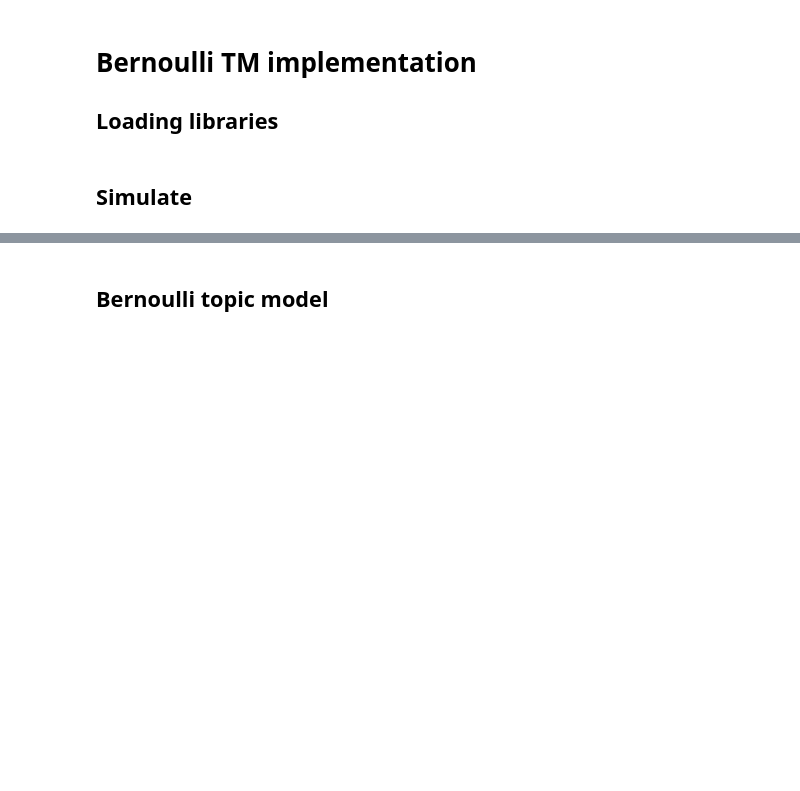
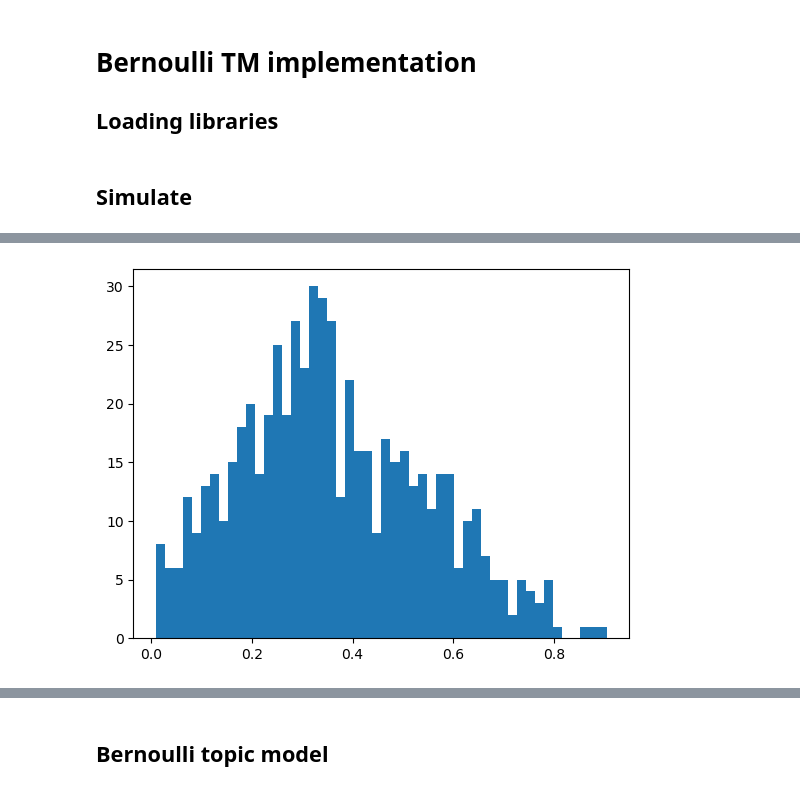
Before and after one commit to andreaskapou/stm, a Jupyter notebook: code/r_tm_bern.ipynb, the cells around one changed output, grey strips where cells are left out. Saved outputs shown, nothing was run; the diff lists cells and outputs as text; code cells hidden in the pictures; blank space fills up the shorter version.

```diff
--- a/code/r_tm_bern.ipynb
+++ b/code/r_tm_bern.ipynb
@@ -64,0 +89,5 @@ plt.show()
+# %%
+plt.hist(D.mean(axis=1), bins=50)
+plt.show()
+# %% [output]
+[figure, added]
```
Also changed, not shown: parts of 15 cells of this notebook, 1 other file.
